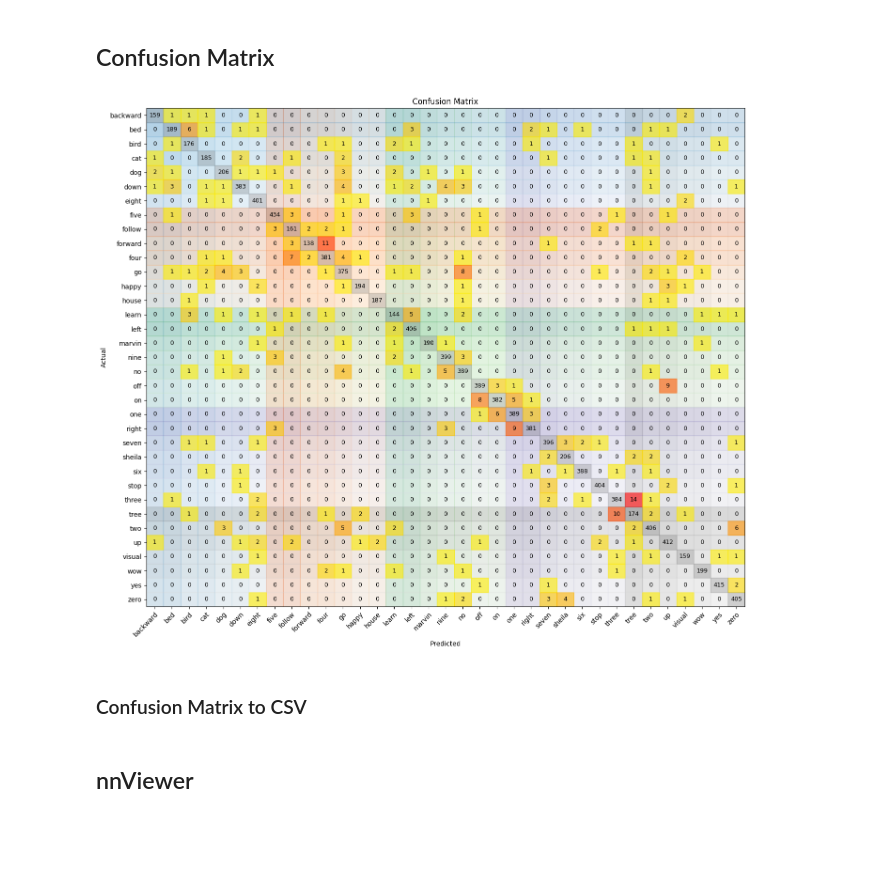
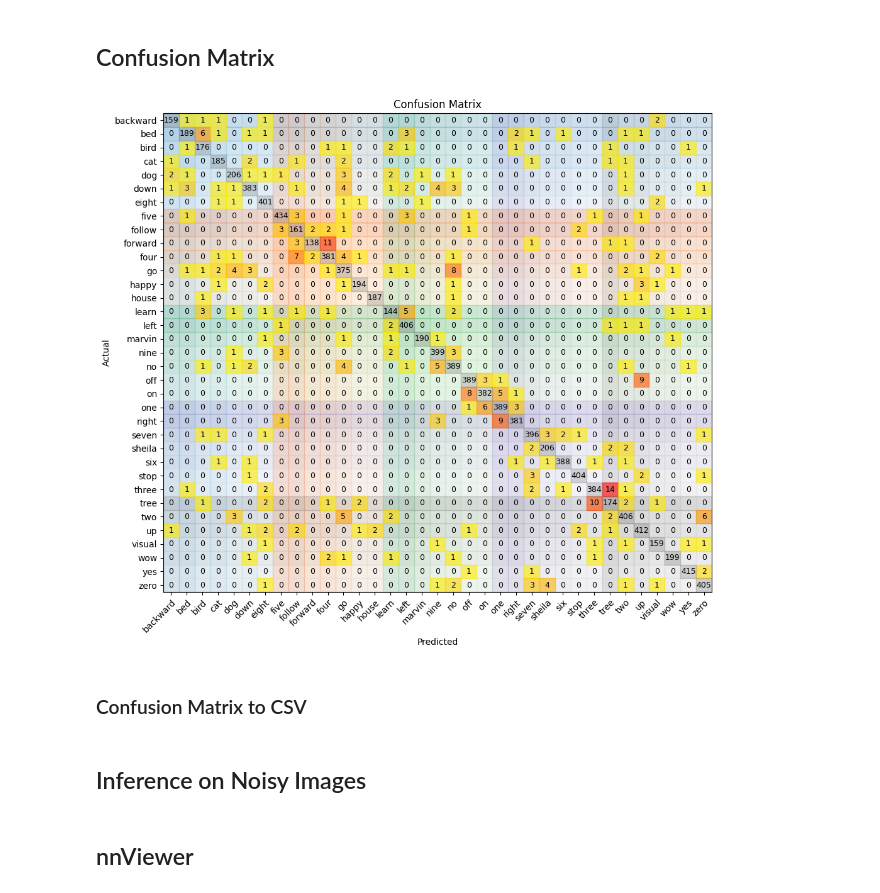
Before and after one commit to twitte01/288R_Capstone, a Jupyter notebook: notebooks/resnet_style_cnn.ipynb, the cells around one changed output. Cells and saved outputs as stored; diff of their text form; code cells hidden in the pictures; blank space fills up the shorter version.

Commit message:
changed confusion matrix to use NiftyConfusionMatrix

```diff
--- a/notebooks/resnet_style_cnn.ipynb
+++ b/notebooks/resnet_style_cnn.ipynb
@@ -396,72 +373,11 @@ with torch.no_grad():
         all_labels.extend(labels.cpu().numpy())
 
 cm = confusion_matrix(all_labels, all_preds)
-# %%
-num_classes = len(cm)
-
-# Create a figure with a white background
-plt.figure(figsize=(14, 12), facecolor='white')
-ax = plt.gca()
-
-# Get unique colors for each class
-colors = plt.cm.tab20c(np.linspace(0, 1, num_classes))
-
-# Apply column colors
-for col in range(num_classes):
-    # Create a semi-transparent rectangle
-    rect = plt.Rectangle((col - 0.5, -0.5), 1, num_classes, color=colors[col], alpha=0.2, zorder=-1)
-    ax.add_patch(rect)
-
-# Apply row colors
-for row in range(num_classes):
-    rect = plt.Rectangle((-0.5, row - 0.5), num_classes, 1, color=colors[row], alpha=0.2, zorder=-1)
-    ax.add_patch(rect)
-
-# get max non-diagonal value
-max_value_non_diag = 0
-for i in range(num_classes):
-    for j in range(num_classes):
-        if i != j:
-            if cm[i, j] > max_value_non_diag:
-                max_value_non_diag = cm[i, j]
-
-# create color map using max_value_non_diag
-highlight_colors = plt.cm.autumn_r(np.linspace(0, 1, max_value_non_diag + 1))
-
-# add text and highlight non-zero values
-for i in range(num_classes):
-    for j in range(num_classes):
-        ax.text(j, i, cm[i, j], ha="center", va="center", color="black", fontsize=9)
-        # make non-zero values more visible (but not diagonals)
-        if cm[i, j] > 0 and i != j:
-            rect = plt.Rectangle((j - 0.5, i - 0.5), 1, 1, color=highlight_colors[cm[i, j]], alpha=0.6, zorder=-1)
-            ax.add_patch(rect)
-
-
-# color diagonal cells unique color
-for i in range(num_classes):
-    rect = plt.Rectangle((i - 0.5, i - 0.5), 1, 1, color='gray', alpha=0.3, zorder=-1)
-    ax.add_patch(rect)
-
-
-# Setup the axes
-ax.set_xticks(np.arange(num_classes))
-ax.set_yticks(np.arange(num_classes))
-ax.set_xticklabels(classes)
-ax.set_yticklabels(classes)
-
-# Rotate the x labels
-plt.setp(ax.get_xticklabels(), rotation=45, ha="right", rotation_mode="anchor")
-
-# Set limits to ensure all cells are visible
-ax.set_xlim(-0.5, num_classes - 0.5)
-ax.set_ylim(num_classes - 0.5, -0.5)  # Invert y-axis to match conventional matrix display
-
-plt.xlabel('Predicted')
-plt.ylabel('Actual')
-plt.title('Confusion Matrix')
-plt.tight_layout()
-# %% [output]
-[figure, removed]
+# %%
+from team14 import NiftyConfusionMatrix
+my_cm = NiftyConfusionMatrix(cm, classes)
+my_cm.display()
+# %% [output]
+[figure, added]
 # %% [markdown]
 ### Confusion Matrix to CSV
@@ -471,0 +386,2 @@ cm_df.to_csv("confusion_matrix.csv")
+# %% [markdown]
+## Inference on Noisy Images
```
Also changed, not shown: parts of 8 cells of this notebook.
